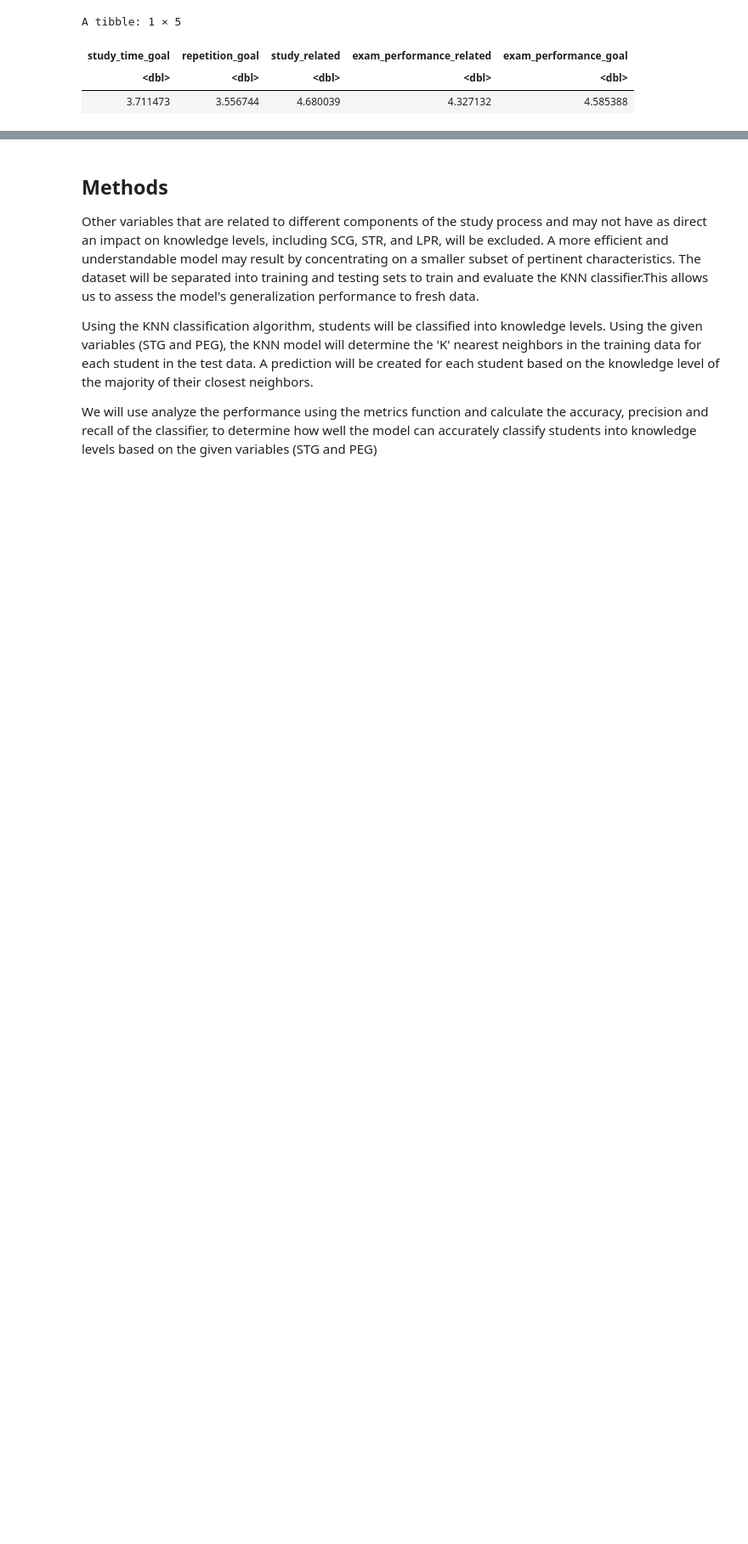
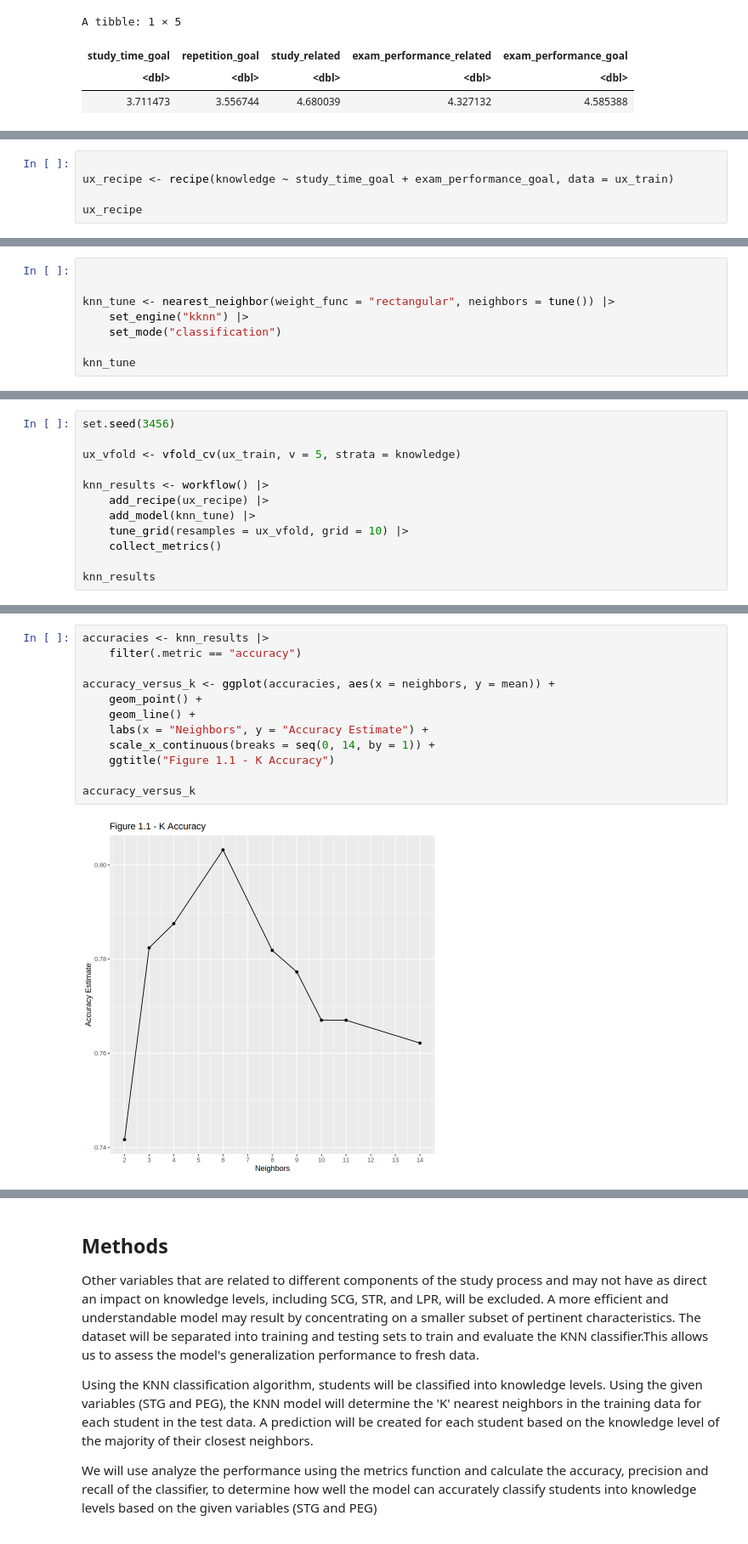
Before and after one commit to naomi-ng/DSCI100group_project, a Jupyter notebook: group_proposal.ipynb, the cells around one changed output, grey strips where cells are left out. Shown at 85% size. Cells and saved outputs as stored; diff of their text form; blank space fills up the shorter version.

```diff
--- a/group_proposal.ipynb
+++ b/group_proposal.ipynb
@@ -97,0 +183,5 @@ ux_plot
+# %%
+
+ux_recipe <- recipe(knowledge ~ study_time_goal + exam_performance_goal, data = ux_train)
+
+ux_recipe
@@ -97,0 +196,8 @@ ux_plot
+# %%
+
+
+knn_tune <- nearest_neighbor(weight_func = "rectangular", neighbors = tune()) |>
+    set_engine("kknn") |>
+    set_mode("classification")
+
+knn_tune
@@ -97,0 +212,12 @@ ux_plot
+# %%
+set.seed(3456)
+
+ux_vfold <- vfold_cv(ux_train, v = 5, strata = knowledge)
+
+knn_results <- workflow() |>
+    add_recipe(ux_recipe) |>
+    add_model(knn_tune) |>
+    tune_grid(resamples = ux_vfold, grid = 10) |>
+    collect_metrics()
+
+knn_results
@@ -97,0 +244,14 @@ ux_plot
+# %%
+accuracies <- knn_results |>
+    filter(.metric == "accuracy")
+
+accuracy_versus_k <- ggplot(accuracies, aes(x = neighbors, y = mean)) +
+    geom_point() +
+    geom_line() +
+    labs(x = "Neighbors", y = "Accuracy Estimate") +
+    scale_x_continuous(breaks = seq(0, 14, by = 1)) +
+    ggtitle("Figure 1.1 - K Accuracy")
+
+accuracy_versus_k
+# %% [output]
+[figure, added]
```
Also changed, not shown: parts of 13 cells of this notebook.
